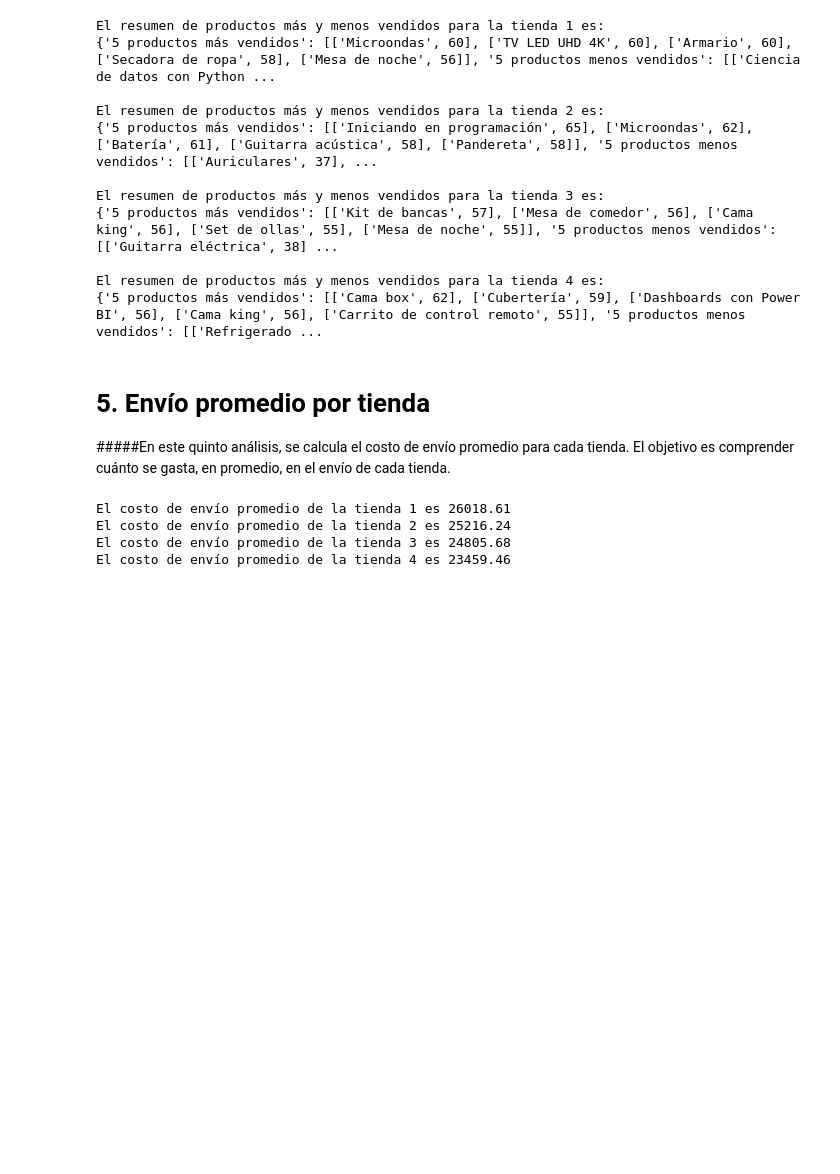
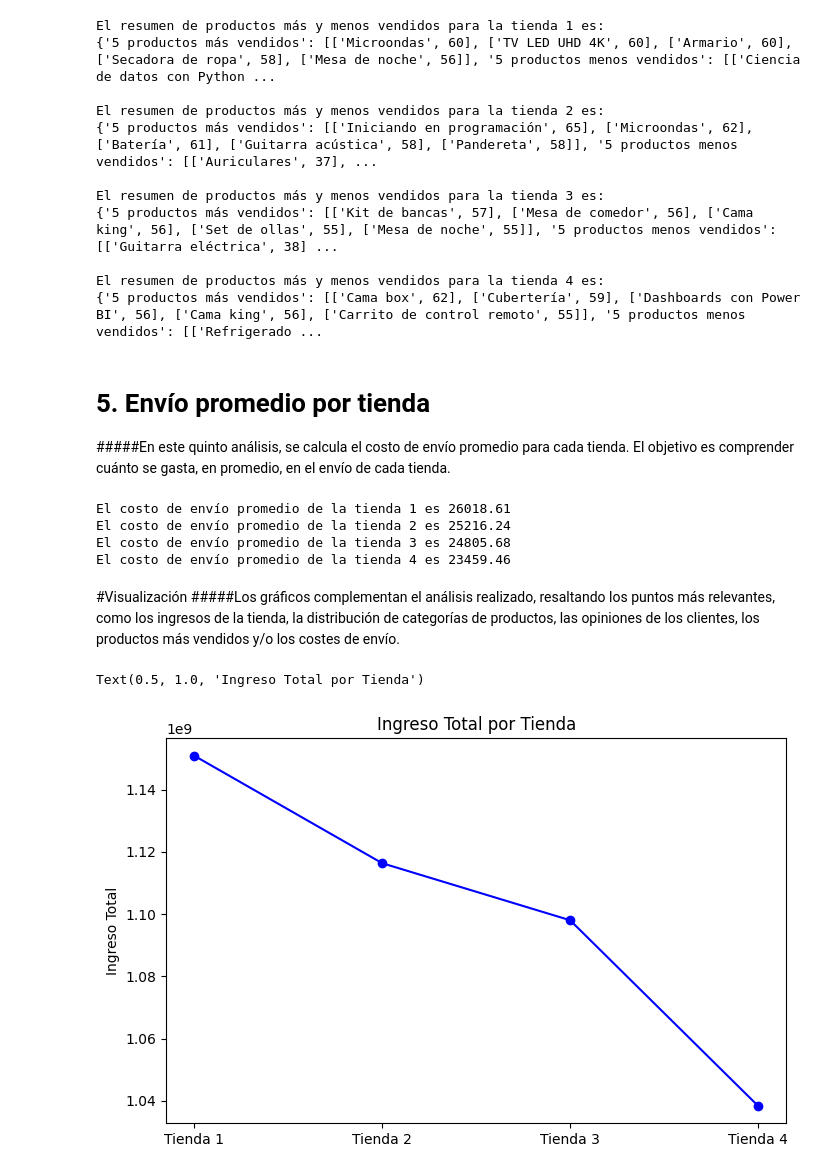
Before and after one commit to malu3010/Challenge-Alura-Store, a Jupyter notebook: AluraStoreLatam.ipynb, the cells around one changed output. Cells and saved outputs as stored; diff of their text form; code cells hidden in the pictures; blank space fills up the shorter version.

```diff
--- a/AluraStoreLatam.ipynb
+++ b/AluraStoreLatam.ipynb
@@ -167,3 +167,6 @@ El costo de envío promedio de la tienda 1 es 26018.61
 El costo de envío promedio de la tienda 2 es 25216.24
 El costo de envío promedio de la tienda 3 es 24805.68
 El costo de envío promedio de la tienda 4 es 23459.46
+# %% [markdown]
+#Visualización
+#####Los gráficos complementan el análisis realizado, resaltando los puntos más relevantes, como los ingresos de la tienda, la distribución de categorías de productos, las opiniones de los clientes, los productos más vendidos y/o los costes de envío.
@@ -169,0 +176,10 @@ El costo de envío promedio de la tienda 4 es 23459.46
+# %%
+# Gráfica de líneas del ingreso total por tienda
+plt.figure(figsize=(8,5)) # Crea una nueva figura
+tiendas = ['Tienda 1','Tienda 2','Tienda 3','Tienda 4']
+plt.plot(tiendas,precio_tiendas,marker='o', linestyle='-', color='blue')
+plt.ylabel("Ingreso Total")
+plt.title("Ingreso Total por Tienda")
+# %% [output]
+Text(0.5, 1.0, 'Ingreso Total por Tienda')
+[figure, added]
```
Also changed, not shown: parts of 5 cells of this notebook.
